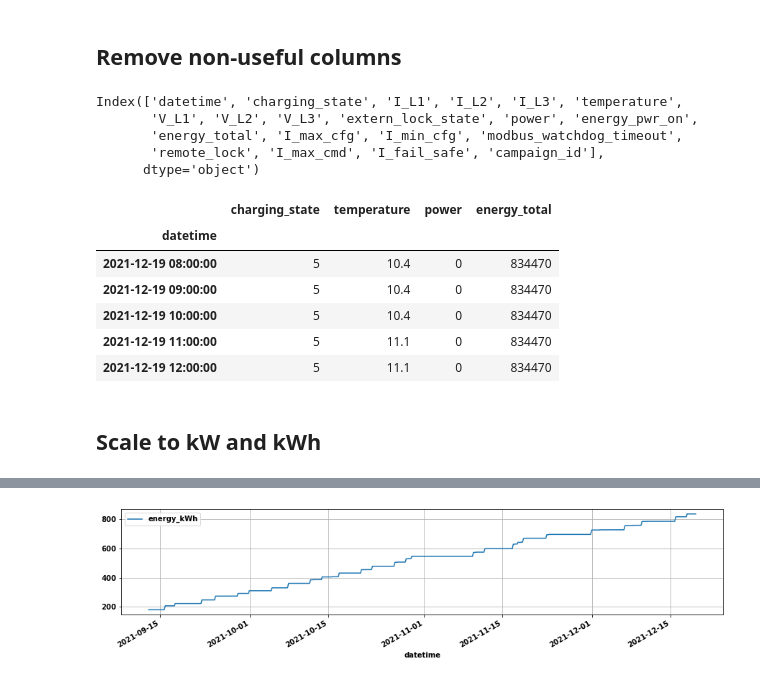
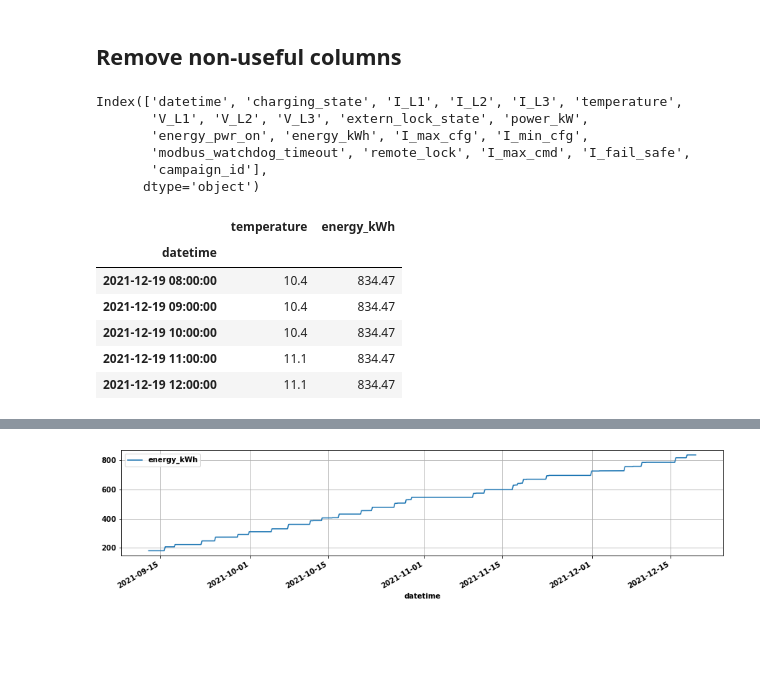
Before and after one commit to munich-ml/raspi_walli, a Jupyter notebook: database/database_migration/calc_walli_statistics.ipynb, the cells around one changed output, grey strips where cells are left out. Cells and saved outputs as stored; diff of their text form; code cells hidden in the pictures; blank space fills up the shorter version.

```diff
--- a/database/database_migration/calc_walli_statistics.ipynb
+++ b/database/database_migration/calc_walli_statistics.ipynb
@@ -11,8 +11,12 @@ pio.templates.default = "plotly_dark"  #"plotly_white"
 db.create_all()
 # %% [markdown]
 ## Read back `hourly` data from database
+# %%
+year = dt.date.today().year
 # %%
-wss = db.session.query(WalliStat).filter(WalliStat.campaign_id==0).all()
+wss = db.session.query(WalliStat).filter(WalliStat.campaign_id==0,
+                                         WalliStat.datetime>=dt.date(year,1,1),
+                                         WalliStat.datetime< dt.date(year,12,31)).all()
 df = WalliStat.to_dataframe(wss)
 df.tail(2)
 # %% [output]
@@ -26,22 +30,21 @@ df.tail(2)
 df.columns
 # %% [output]
 Index(['datetime', 'charging_state', 'I_L1', 'I_L2', 'I_L3', 'temperature',
-       'V_L1', 'V_L2', 'V_L3', 'extern_lock_state', 'power', 'energy_pwr_on',
-       'energy_total', 'I_max_cfg', 'I_min_cfg', 'modbus_watchdog_timeout',
-       'remote_lock', 'I_max_cmd', 'I_fail_safe', 'campaign_id'],
+       'V_L1', 'V_L2', 'V_L3', 'extern_lock_state', 'power_kW',
+       'energy_pwr_on', 'energy_kWh', 'I_max_cfg', 'I_min_cfg',
+       'modbus_watchdog_timeout', 'remote_lock', 'I_max_cmd', 'I_fail_safe',
+       'campaign_id'],
       dtype='object')
 # %%
-df = df.drop(['I_L1', 'I_L2', 'I_L3', 'V_L1', 'V_L2', 'V_L3', 'extern_lock_state',
-              'energy_pwr_on', 'I_max_cfg', 'I_min_cfg', 'modbus_watchdog_timeout',
+df = df.drop(['I_L1', 'I_L2', 'I_L3', 'V_L1', 'V_L2', 'V_L3', 'extern_lock_state', 'charging_state',
+              'energy_pwr_on', 'I_max_cfg', 'I_min_cfg', 'modbus_watchdog_timeout', 'power_kW',
               'remote_lock', 'I_max_cmd', 'I_fail_safe', 'campaign_id'], axis=1).set_index("datetime")
 df.tail()
 # %% [output]
-|  | charging_state | temperature | power | energy_total |
-| datetime |  |  |  |  |
-| 2021-12-19 08:00:00 | 5 | 10.4 | 0 | 834470 |
-| 2021-12-19 09:00:00 | 5 | 10.4 | 0 | 834470 |
-| 2021-12-19 10:00:00 | 5 | 10.4 | 0 | 834470 |
-| 2021-12-19 11:00:00 | 5 | 11.1 | 0 | 834470 |
-| 2021-12-19 12:00:00 | 5 | 11.1 | 0 | 834470 |
+|  | temperature | energy_kWh |
+| datetime |  |  |
+| 2021-12-19 08:00:00 | 10.4 | 834.47 |
+| 2021-12-19 09:00:00 | 10.4 | 834.47 |
+| 2021-12-19 10:00:00 | 10.4 | 834.47 |
+| 2021-12-19 11:00:00 | 11.1 | 834.47 |
+| 2021-12-19 12:00:00 | 11.1 | 834.47 |
-# %% [markdown]
-## Scale to kW and kWh
```
Also changed, not shown: parts of 9 cells of this notebook, 3 other files.
